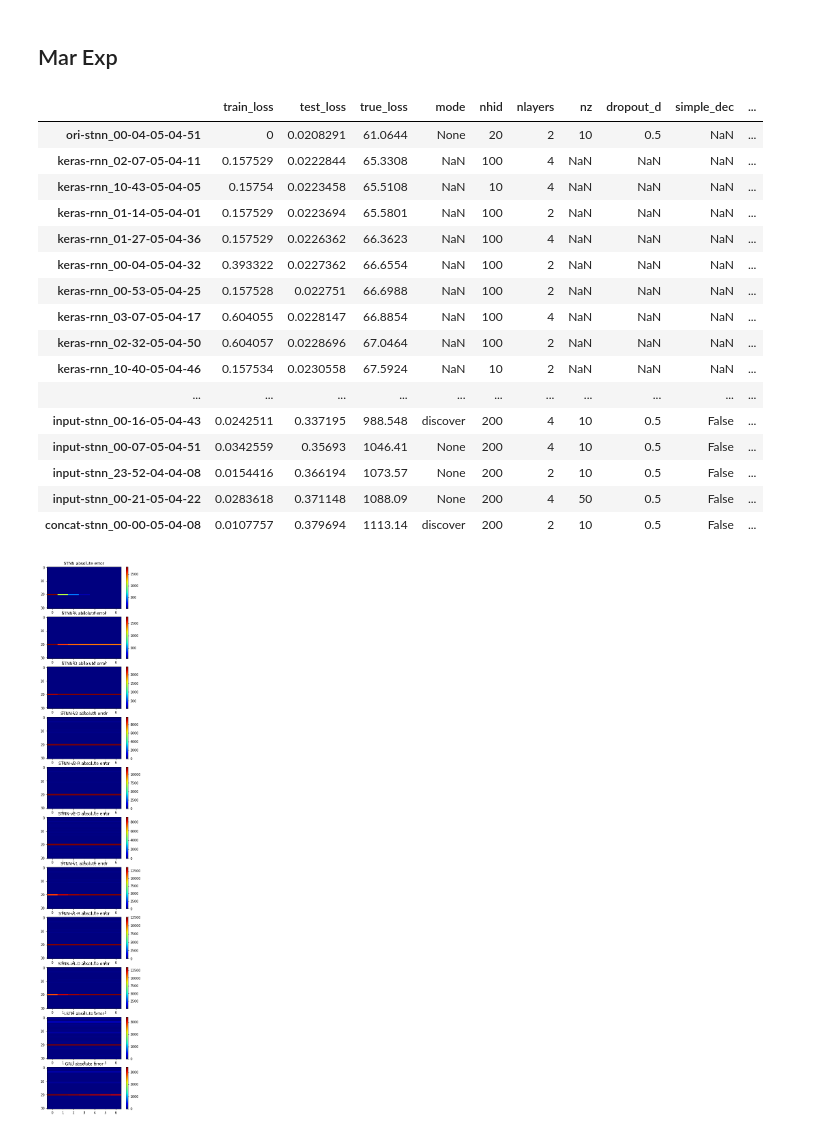
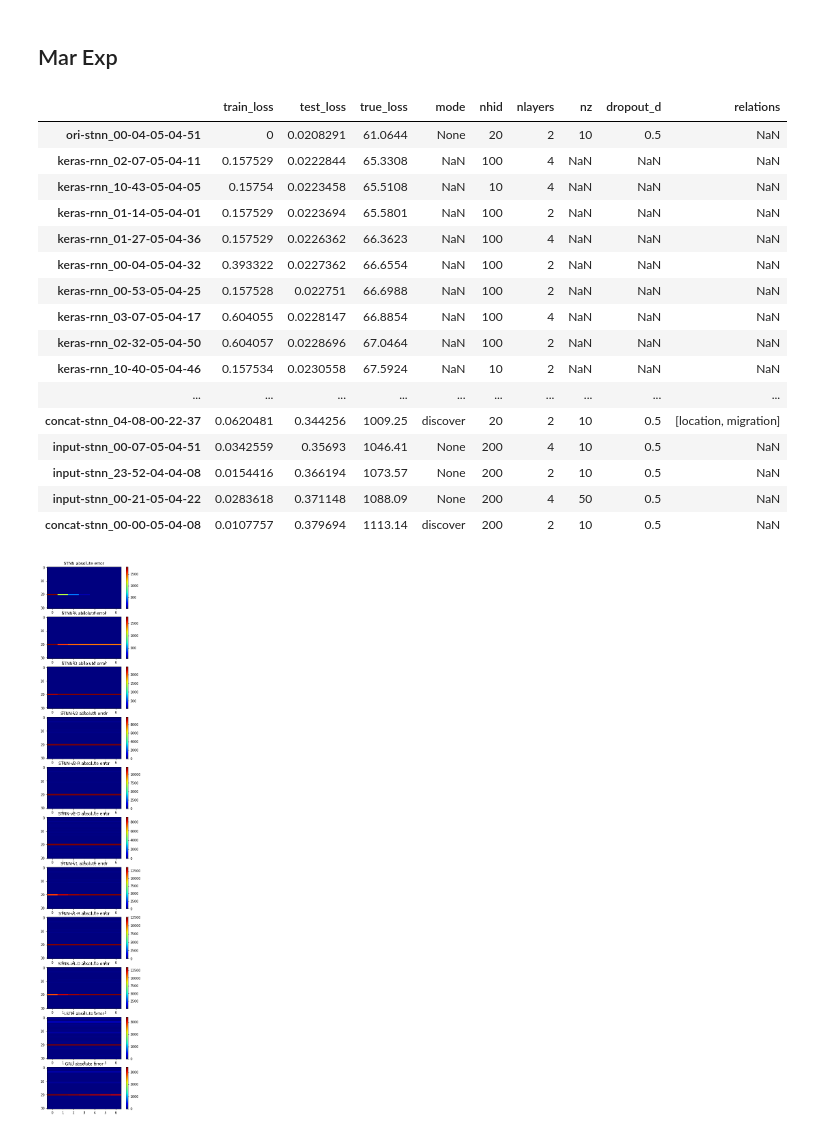
Before and after one commit to wtding1998/RNN_nCov, a Jupyter notebook: disease_analysis.ipynb, the cells around one changed output. Drawn from its saved outputs; the diff is of its cells as text; code cells hidden in the pictures.

```diff
--- a/disease_analysis.ipynb
+++ b/disease_analysis.ipynb
@@ -175,28 +192,28 @@ feb_df.loc[feb_lis].to_excel('feb.xls')
 # %%
 mar_folder = os.path.abspath(os.path.join(os.getcwd(), '..', 'output', 'mar'))
 mar_result = result.Printer(mar_folder)
 pd.options.display.max_rows = None
 # a = mar_result.get_df(col=['train_loss', 'test_loss', 'mode']).sort_values('test_loss', ascending=True)
-mar_df = mar_result.get_df(col=['train_loss', 'test_loss', 'true_loss', 'mode', 'nhid', 'nlayers', 'nz', 'dropout_d', 'simple_dec', 'seq_length', 'rnn_model']).sort_values('test_loss', ascending=True)
+mar_df = mar_result.get_df(col=['train_loss', 'test_loss', 'true_loss', 'mode', 'nhid', 'nlayers', 'nz', 'dropout_d','relations']).sort_values('test_loss', ascending=True)
 mar_df
 # %% [output]
-|  | train_loss | test_loss | true_loss | mode | nhid | nlayers | nz | dropout_d | simple_dec | ... |
-| ori-stnn_00-04-05-04-51 | 0 | 0.0208291 | 61.0644 | None | 20 | 2 | 10 | 0.5 | NaN | ... |
-| keras-rnn_02-07-05-04-11 | 0.157529 | 0.0222844 | 65.3308 | NaN | 100 | 4 | NaN | NaN | NaN | ... |
-| keras-rnn_10-43-05-04-05 | 0.15754 | 0.0223458 | 65.5108 | NaN | 10 | 4 | NaN | NaN | NaN | ... |
-| keras-rnn_01-14-05-04-01 | 0.157529 | 0.0223694 | 65.5801 | NaN | 100 | 2 | NaN | NaN | NaN | ... |
-| keras-rnn_01-27-05-04-36 | 0.157529 | 0.0226362 | 66.3623 | NaN | 100 | 4 | NaN | NaN | NaN | ... |
-| keras-rnn_00-04-05-04-32 | 0.393322 | 0.0227362 | 66.6554 | NaN | 100 | 2 | NaN | NaN | NaN | ... |
-| keras-rnn_00-53-05-04-25 | 0.157528 | 0.022751 | 66.6988 | NaN | 100 | 2 | NaN | NaN | NaN | ... |
-| keras-rnn_03-07-05-04-17 | 0.604055 | 0.0228147 | 66.8854 | NaN | 100 | 4 | NaN | NaN | NaN | ... |
-| keras-rnn_02-32-05-04-50 | 0.604057 | 0.0228696 | 67.0464 | NaN | 100 | 2 | NaN | NaN | NaN | ... |
-| keras-rnn_10-40-05-04-46 | 0.157534 | 0.0230558 | 67.5924 | NaN | 10 | 2 | NaN | NaN | NaN | ... |
-| ... | ... | ... | ... | ... | ... | ... | ... | ... | ... | ... |
-| input-stnn_00-16-05-04-43 | 0.0242511 | 0.337195 | 988.548 | discover | 200 | 4 | 10 | 0.5 | False | ... |
-| input-stnn_00-07-05-04-51 | 0.0342559 | 0.35693 | 1046.41 | None | 200 | 4 | 10 | 0.5 | False | ... |
-| input-stnn_23-52-04-04-08 | 0.0154416 | 0.366194 | 1073.57 | None | 200 | 2 | 10 | 0.5 | False | ... |
-| input-stnn_00-21-05-04-22 | 0.0283618 | 0.371148 | 1088.09 | None | 200 | 4 | 50 | 0.5 | False | ... |
-| concat-stnn_00-00-05-04-08 | 0.0107757 | 0.379694 | 1113.14 | discover | 200 | 2 | 10 | 0.5 | False | ... |
+|  | train_loss | test_loss | true_loss | mode | nhid | nlayers | nz | dropout_d | relations |
+| ori-stnn_00-04-05-04-51 | 0 | 0.0208291 | 61.0644 | None | 20 | 2 | 10 | 0.5 | NaN |
+| keras-rnn_02-07-05-04-11 | 0.157529 | 0.0222844 | 65.3308 | NaN | 100 | 4 | NaN | NaN | NaN |
+| keras-rnn_10-43-05-04-05 | 0.15754 | 0.0223458 | 65.5108 | NaN | 10 | 4 | NaN | NaN | NaN |
+| keras-rnn_01-14-05-04-01 | 0.157529 | 0.0223694 | 65.5801 | NaN | 100 | 2 | NaN | NaN | NaN |
+| keras-rnn_01-27-05-04-36 | 0.157529 | 0.0226362 | 66.3623 | NaN | 100 | 4 | NaN | NaN | NaN |
+| keras-rnn_00-04-05-04-32 | 0.393322 | 0.0227362 | 66.6554 | NaN | 100 | 2 | NaN | NaN | NaN |
+| keras-rnn_00-53-05-04-25 | 0.157528 | 0.022751 | 66.6988 | NaN | 100 | 2 | NaN | NaN | NaN |
+| keras-rnn_03-07-05-04-17 | 0.604055 | 0.0228147 | 66.8854 | NaN | 100 | 4 | NaN | NaN | NaN |
+| keras-rnn_02-32-05-04-50 | 0.604057 | 0.0228696 | 67.0464 | NaN | 100 | 2 | NaN | NaN | NaN |
+| keras-rnn_10-40-05-04-46 | 0.157534 | 0.0230558 | 67.5924 | NaN | 10 | 2 | NaN | NaN | NaN |
+| ... | ... | ... | ... | ... | ... | ... | ... | ... | ... |
+| concat-stnn_04-08-00-22-37 | 0.0620481 | 0.344256 | 1009.25 | discover | 20 | 2 | 10 | 0.5 | [location, migration] |
+| input-stnn_00-07-05-04-51 | 0.0342559 | 0.35693 | 1046.41 | None | 200 | 4 | 10 | 0.5 | NaN |
+| input-stnn_23-52-04-04-08 | 0.0154416 | 0.366194 | 1073.57 | None | 200 | 2 | 10 | 0.5 | NaN |
+| input-stnn_00-21-05-04-22 | 0.0283618 | 0.371148 | 1088.09 | None | 200 | 4 | 50 | 0.5 | NaN |
+| concat-stnn_00-00-05-04-08 | 0.0107757 | 0.379694 | 1113.14 | discover | 200 | 2 | 10 | 0.5 | NaN |
 # %%
 mar_exp = {}
 mar_exp['STNN'] = 'ori-stnn_00-04-05-04-51'
```
Also changed, not shown: parts of 2 cells of this notebook, 4 other files.
